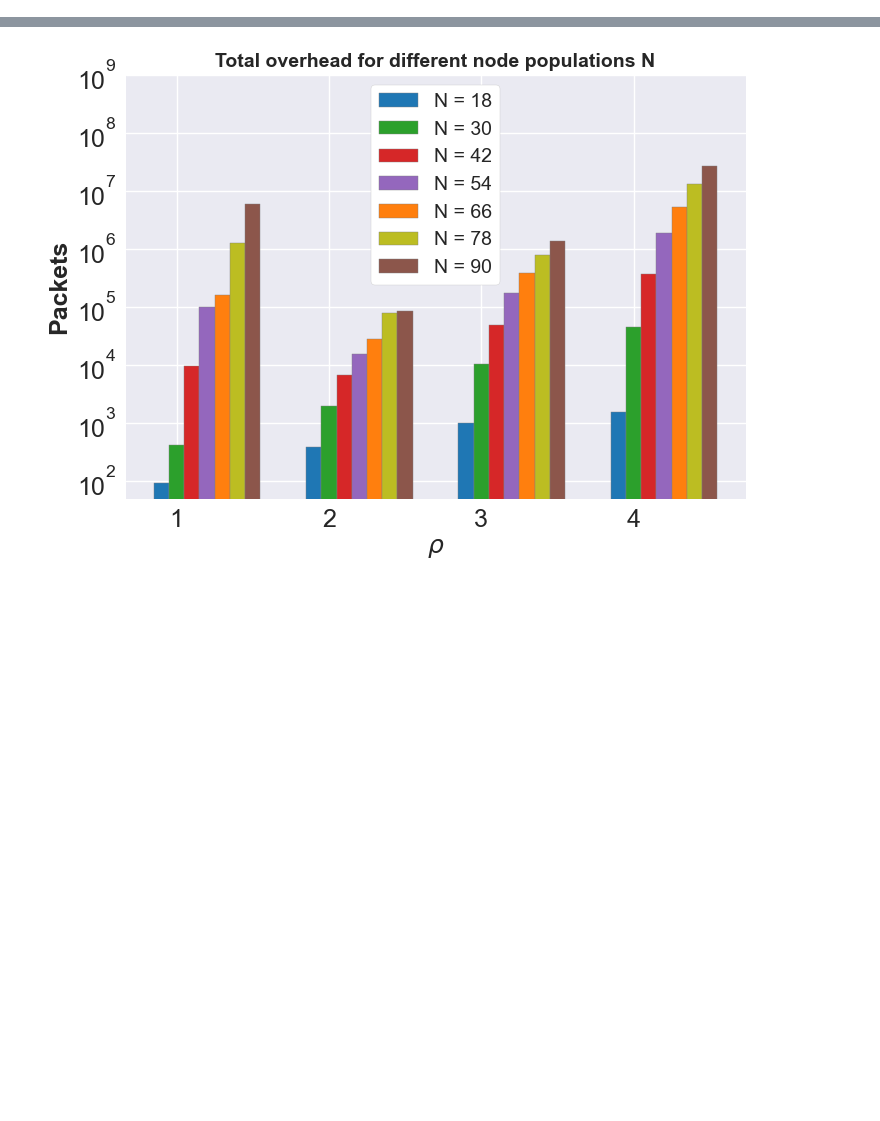
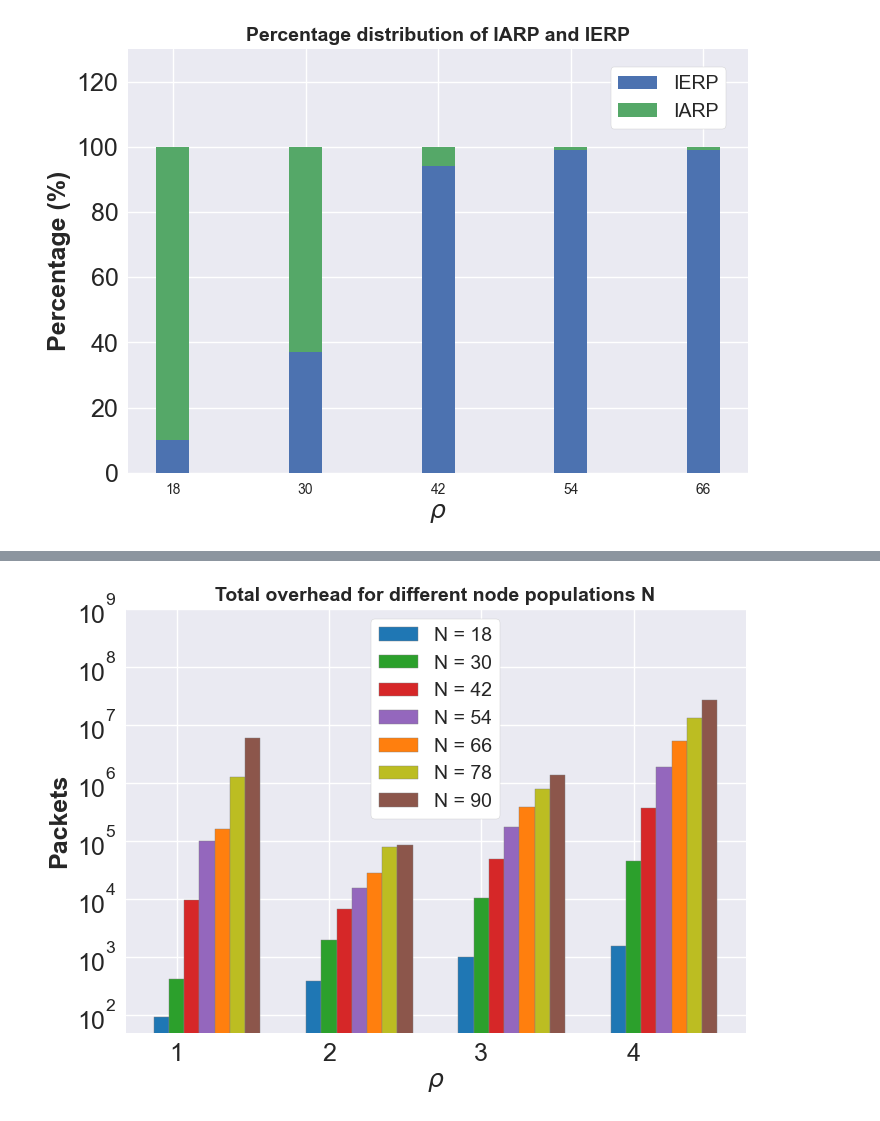
Before and after one commit to mathias-magnusson/Zone-routing-protocol, a Jupyter notebook: plot.ipynb, the cells around one changed output, grey strips where cells are left out. Cells and saved outputs as stored; diff of their text form; code cells hidden in the pictures; blank space fills up the shorter version.

Commit message:
New plots

```diff
--- a/plot.ipynb
+++ b/plot.ipynb
@@ -273,0 +276,39 @@ plt.show()
+# %%
+# Distribution of IARP and IERP for zone radius = 1
+
+zone_radius = (
+    "18",
+    "30",
+    "42",
+    "54",
+    "66"
+)
+
+data = {
+    "IERP": np.array([10, 37, 94, 99, 99.2]),
+    "IARP": np.array([90, 63, 6, 1, 0.8]),
+}
+
+# set width of bar
+barWidth = 0.25
+
+plt.style.use('seaborn-v0_8')
+
+fig, ax = plt.subplots()
+bottom = np.zeros(5)
+
+for boolean, data in data.items():
+    p = ax.bar(zone_radius, data, barWidth, label=boolean, bottom=bottom)
+    bottom += data
+
+plt.ylim(top=130)
+plt.yticks(fontsize=18)
+plt.xlabel('$\u03C1$', weight='bold', fontsize=18)
+plt.ylabel("Percentage (%)", weight='bold', fontsize=18)
+plt.title("Percentage distribution of IARP and IERP", weight='bold', fontsize=14)
+
+legend = plt.legend(loc='upper right', bbox_to_anchor=(0.98, 0.98), frameon=True, framealpha=1, facecolor='white', fontsize = 14)
+
+plt.show()
+# %% [output]
+[figure, added]
```
Also changed, not shown: parts of 7 cells of this notebook.
